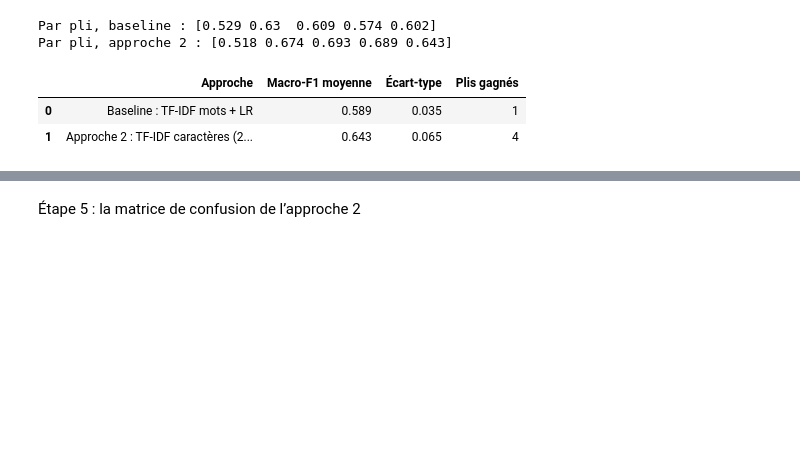
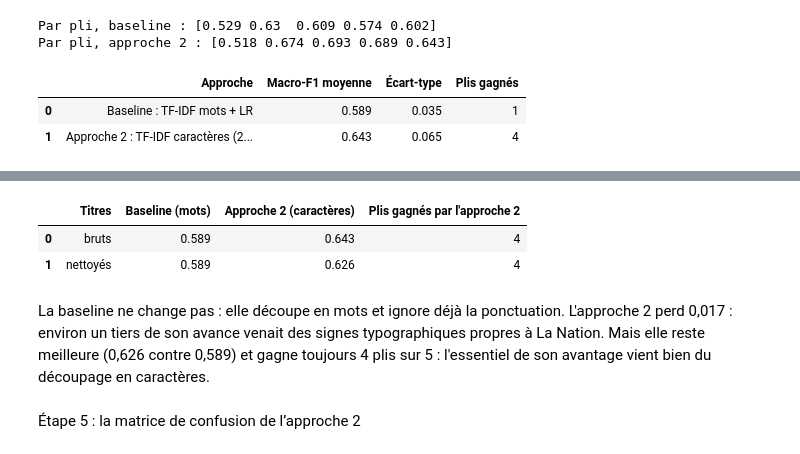
Before and after one commit to fatouu50/taln-classification-djibouti, a Jupyter notebook: notebooks/02_modeles.ipynb, the cells around one changed output, grey strips where cells are left out. Cells and saved outputs as stored; diff of their text form; code cells hidden in the pictures; blank space fills up the shorter version.

Commit message:
Test de normalisation : approche 2 à 0,626 sur titres nettoyés ; README mis à jour

```diff
--- a/notebooks/02_modeles.ipynb
+++ b/notebooks/02_modeles.ipynb
@@ -123,3 +127,28 @@ Par pli, approche 2 : [0.518 0.674 0.693 0.689 0.643]
+# %%
+import re
+
+def normaliser(titre):
+    titre = titre.replace("’", "'").replace("\xa0", " ")
+    titre = re.sub(r"\s*(\.\.\.|…)\s*$", "", titre)
+    return titre.strip()
+
+X_norm = X.apply(normaliser)
+
+base_norm = cross_val_score(baseline, X_norm, y, cv=cv, scoring="f1_macro")
+car_norm = cross_val_score(approche2, X_norm, y, cv=cv, scoring="f1_macro")
+
+pd.DataFrame({
+    "Titres": ["bruts", "nettoyés"],
+    "Baseline (mots)": [score_base.mean().round(3), base_norm.mean().round(3)],
+    "Approche 2 (caractères)": [score_car.mean().round(3), car_norm.mean().round(3)],
+    "Plis gagnés par l'approche 2": [(score_car > score_base).sum(), (car_norm > base_norm).sum()],
+})
+# %% [output]
+|  | Titres | Baseline (mots) | Approche 2 (caractères) | Plis gagnés par l'approche 2 |
+| 0 | bruts | 0.589 | 0.643 | 4 |
+| 1 | nettoyés | 0.589 | 0.626 | 4 |
+# %% [markdown]
+La baseline ne change pas : elle découpe en mots et ignore déjà la ponctuation. L'approche 2 perd 0,017 : environ un tiers de son avance venait des signes typographiques propres à La Nation. Mais elle reste meilleure (0,626 contre 0,589) et gagne toujours 4 plis sur 5 : l'essentiel de son avantage vient bien du découpage en caractères.
 # %% [markdown]
 Étape 5 : la matrice de confusion de l’approche 2
 # %%
```
Also changed, not shown: parts of 3 cells of this notebook.
